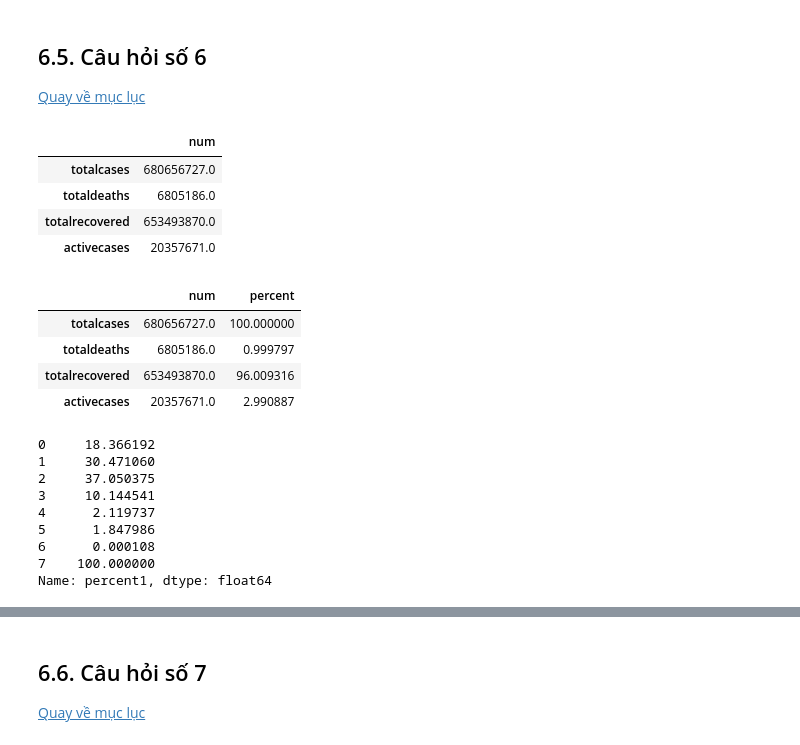
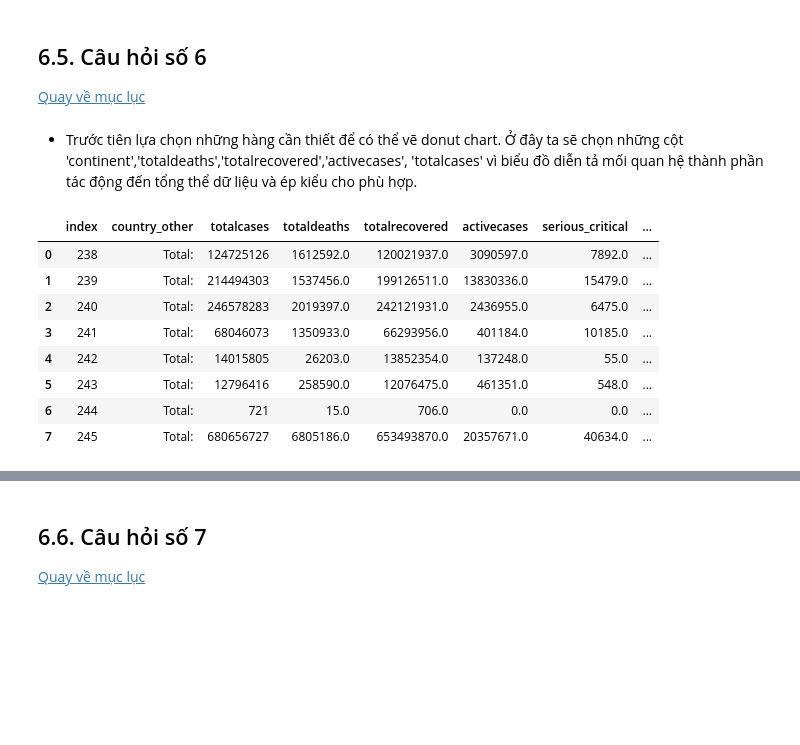
Before and after one commit to phuong1605/Data-Relationship, a Jupyter notebook: lab1.ipynb, the cells around one changed output, grey strips where cells are left out. Cells and saved outputs as stored; diff of their text form; code cells hidden in the pictures; blank space fills up the shorter version.

```diff
--- a/lab1.ipynb
+++ b/lab1.ipynb
@@ -448,41 +448,19 @@ plt.show()
 # %% [markdown]
 ## 6.5. Câu hỏi số 6 <a name = "section6_5"></a>
 [Quay về mục lục](#TOC)
+# %% [markdown]
+- Trước tiên lựa chọn những hàng cần thiết để có thể vẽ donut chart. Ở đây ta sẽ chọn những cột 'continent','totaldeaths','totalrecovered','activecases', 'totalcases' vì biểu đồ diễn tả mối quan hệ thành phần tác động đến tổng thể dữ liệu và ép kiểu cho phù hợp.
 # %%
 
 df = covid19_df[covid19_df['country_other'] == 'Total:'].reset_index()
+df
+# %% [output]
+|  | index | country_other | totalcases | totaldeaths | totalrecovered | activecases | serious_critical | ... |
+| 0 | 238 | Total: | 124725126 | 1612592.0 | 120021937.0 | 3090597.0 | 7892.0 | ... |
+| 1 | 239 | Total: | 214494303 | 1537456.0 | 199126511.0 | 13830336.0 | 15479.0 | ... |
+| 2 | 240 | Total: | 246578283 | 2019397.0 | 242121931.0 | 2436955.0 | 6475.0 | ... |
+| 3 | 241 | Total: | 68046073 | 1350933.0 | 66293956.0 | 401184.0 | 10185.0 | ... |
+| 4 | 242 | Total: | 14015805 | 26203.0 | 13852354.0 | 137248.0 | 55.0 | ... |
+| 5 | 243 | Total: | 12796416 | 258590.0 | 12076475.0 | 461351.0 | 548.0 | ... |
+| 6 | 244 | Total: | 721 | 15.0 | 706.0 | 0.0 | 0.0 | ... |
+| 7 | 245 | Total: | 680656727 | 6805186.0 | 653493870.0 | 20357671.0 | 40634.0 | ... |
-# %%
-df_world = df[df['continent']=='All' ]
-df_world = df_world[['totalcases','totaldeaths', 'totalrecovered', 'activecases']].rename(index={7: "num"})
-df_world = df_world.T
-df_world
-# %% [output]
-|  | num |
-| totalcases | 680656727.0 |
-| totaldeaths | 6805186.0 |
-| totalrecovered | 653493870.0 |
-| activecases | 20357671.0 |
-# %%
-df_world['percent'] = (df_world['num'] / df_world['num'][0]) *100
-df_world
-# %% [output]
-|  | num | percent |
-| totalcases | 680656727.0 | 100.000000 |
-| totaldeaths | 6805186.0 | 0.999797 |
-| totalrecovered | 653493870.0 | 96.009316 |
-| activecases | 20357671.0 | 2.990887 |
-# %%
-df['percent1'] = (df['totalrecovered'] / df['totalrecovered'].loc[7]) *100
-df['percent2'] = (df['totaldeaths'] / df['totaldeaths'].loc[7]) *100
-df['percent3'] = (df['activecases'] / df['activecases'].loc[7]) *100
-df['percent1']
-# %% [output]
-0     18.366192
-1     30.471060
-2     37.050375
-3     10.144541
-4      2.119737
-5      1.847986
-6      0.000108
-7    100.000000
-Name: percent1, dtype: float64
```
Also changed, not shown: parts of 11 cells of this notebook.
